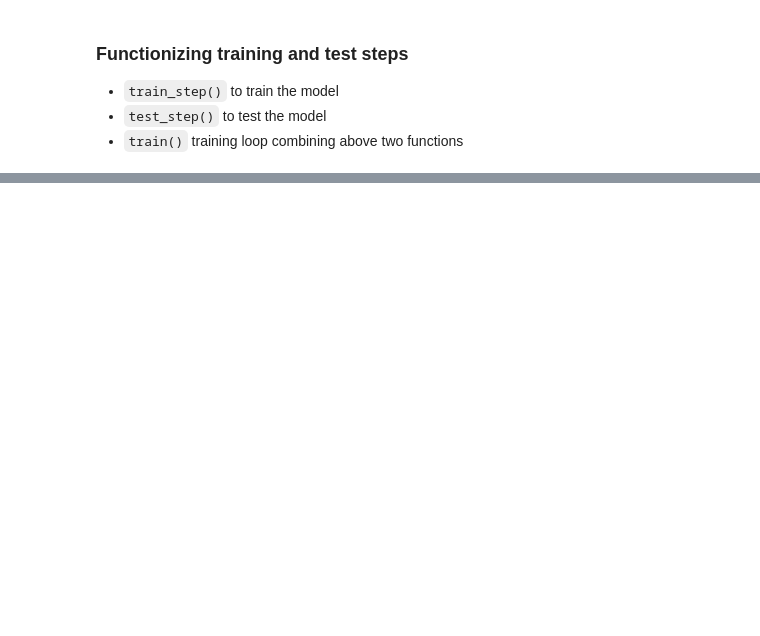
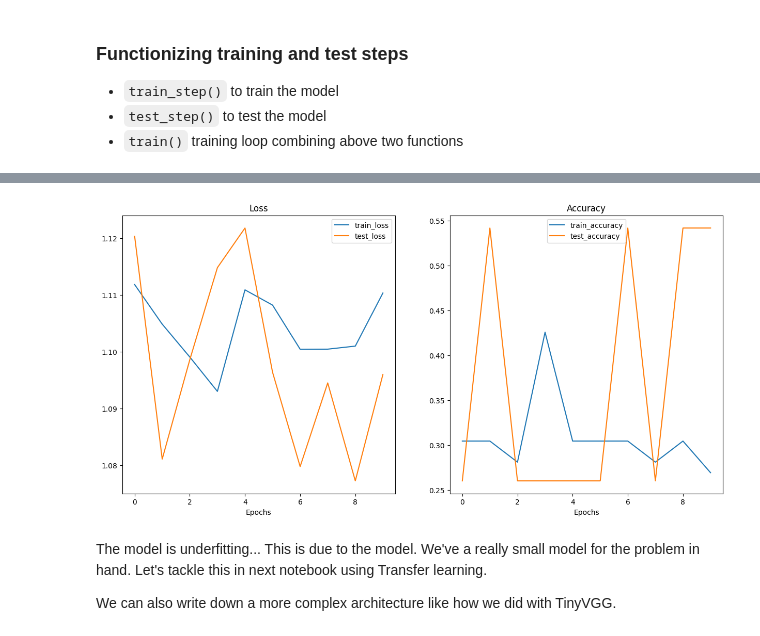
Before and after one commit to JpChii/pytorch, a Jupyter notebook: computer_vision/2-custom-datasets.ipynb, the cells around one changed output, grey strips where cells are left out. Cells and saved outputs as stored; diff of their text form; code cells hidden in the pictures; blank space fills up the shorter version.

Commit message:
Trivial Augmentation

```diff
--- a/computer_vision/2-custom-datasets.ipynb
+++ b/computer_vision/2-custom-datasets.ipynb
@@ -994,0 +1119,18 @@ Epoch: 9 | Train loss: 1.089 | Train accuracy: 0.426 | Test loss: 1.154 | Test a
+# %%
+# Dataloder
+BATCH_SIZE = 32
+NUM_WORKERS = 1
+train_dataloader_trivial = DataLoader(
+    dataset=train_dataset_trivial,
+    batch_size=BATCH_SIZE,
+    shuffle=True,
+    num_workers=NUM_WORKERS,
+)
+
+test_dataloader_simple = DataLoader(
+    dataset=test_dataset_simple,
+    batch_size=BATCH_SIZE,
+    num_workers=NUM_WORKERS,
+)
+
+train_dataloader_trivial, test_dataloader_simple
@@ -994,0 +1142,7 @@ Epoch: 9 | Train loss: 1.089 | Train accuracy: 0.426 | Test loss: 1.154 | Test a
+# %%
+model_1 = TinyVGG(
+    input_shape=3,
+    hidden_units=10,
+    output_shape=len(train_dataset_trivial.classes)
+)
+model_1.to(device)
@@ -994,0 +1170,14 @@ Epoch: 9 | Train loss: 1.089 | Train accuracy: 0.426 | Test loss: 1.154 | Test a
+# %%
+# Loss and optimzer
+loss_fn = nn.CrossEntropyLoss()
+optimizer = torch.optim.SGD(params=model_1.parameters(), lr=0.1)
+# %%
+results_model_1 = train(
+    model=model_1,
+    train_dataloader=train_dataloader_trivial,
+    test_dataloader=test_dataloader_simple,
+    loss_fn=loss_fn,
+    optimizer=optimizer,
+    epochs=10,
+    device=device
+)
@@ -994,0 +1195,11 @@ Epoch: 9 | Train loss: 1.089 | Train accuracy: 0.426 | Test loss: 1.154 | Test a
+# %%
+plot_loss_curves(
+    results=results_model_1
+)
+# %% [output]
+[figure, added]
+# %% [markdown]
+The model is underfitting... This is due to the model.
+We've a really small model for the problem in hand. Let's tackle this in next notebook using Transfer learning.
+
+We can also write down a more complex architecture like how we did with TinyVGG.
```
Also changed, not shown: parts of 30 cells of this notebook.
